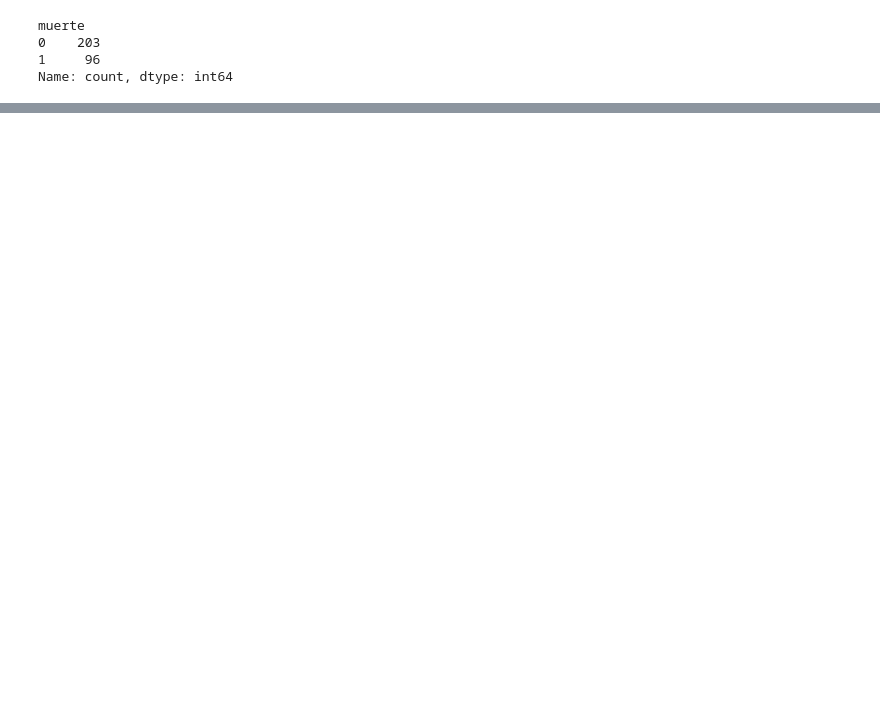
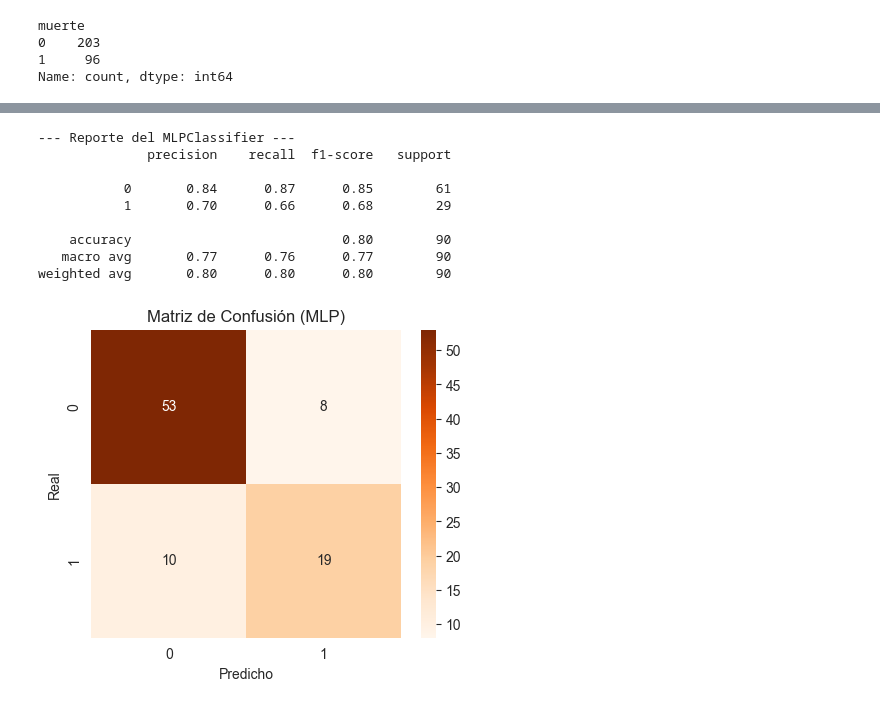
Before and after one commit to matiasgianotti/InsuficienciaCardiaca, a Jupyter notebook: notebooks/Analisis_exploratorio.ipynb, the cells around one changed output, grey strips where cells are left out. Saved outputs shown, nothing was run; the diff lists cells and outputs as text; code cells hidden in the pictures; blank space fills up the shorter version.

```diff
--- a/notebooks/Analisis_exploratorio.ipynb
+++ b/notebooks/Analisis_exploratorio.ipynb
@@ -225,6 +235,5 @@ plt.show()
 Analizando la matriz de coorrelacion vemos nuevamente que las variables que mas relacionadas a la muerte son la edad avanzada, la alta concentracion de creatinina y el menor seguimiento medico de la enfermedad.
 De esto vemos que la variable sexo y fumador tienen una alta coorrelacion entre ellas por lo tanto para el entrenamiento del modelo podemos disernir de una o las 2 ya que ninguna tiene correlacion con la target que buscamos.
 # %%
-x = df.drop(['sexo','fumador','diabetes','muerte'], axis = 1).copy()
+x = df.drop(['sexo','muerte','diabetes'], axis = 1).copy()
 #Sacamos las variables que no aportan informacion para la clasificacion y sacamos la variable muerte ya que es nuestra target
-x
@@ -252,0 +651,31 @@ Name: count, dtype: int64
+# %%
+
+# 1. Obtener el mejor modelo
+best_mlp = grid_search_mlp.best_estimator_
+
+# 2. Predecir
+y_pred_mlp = best_mlp.predict(x_test_final)
+
+# 3. Reporte
+print("--- Reporte del MLPClassifier ---")
+print(classification_report(y_test, y_pred_mlp))
+acc_mlp = accuracy_score(y_test, y_pred_mlp)
+
+# 4. Matriz de Confusión
+plt.figure(figsize=(5, 4))
+sns.heatmap(confusion_matrix(y_test, y_pred_mlp), annot=True, fmt='d', cmap='Oranges')
+plt.title('Matriz de Confusión (MLP)')
+plt.ylabel('Real')
+plt.xlabel('Predicho')
+plt.show()
+# %% [output]
+--- Reporte del MLPClassifier ---
+              precision    recall  f1-score   support
+
+           0       0.84      0.87      0.85        61
+           1       0.70      0.66      0.68        29
+
+    accuracy                           0.80        90
+   macro avg       0.77      0.76      0.77        90
+weighted avg       0.80      0.80      0.80        90
+[figure, added]
```
Also changed, not shown: parts of 34 cells of this notebook, 1 other file.
